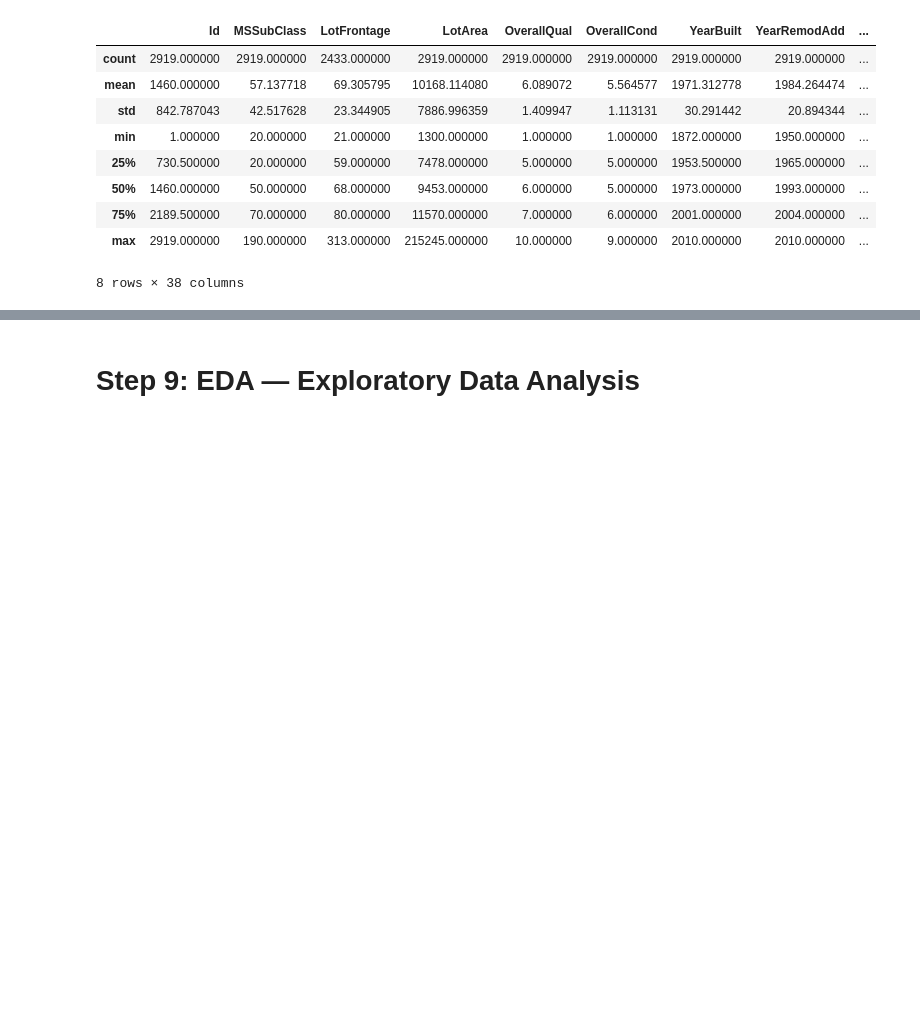
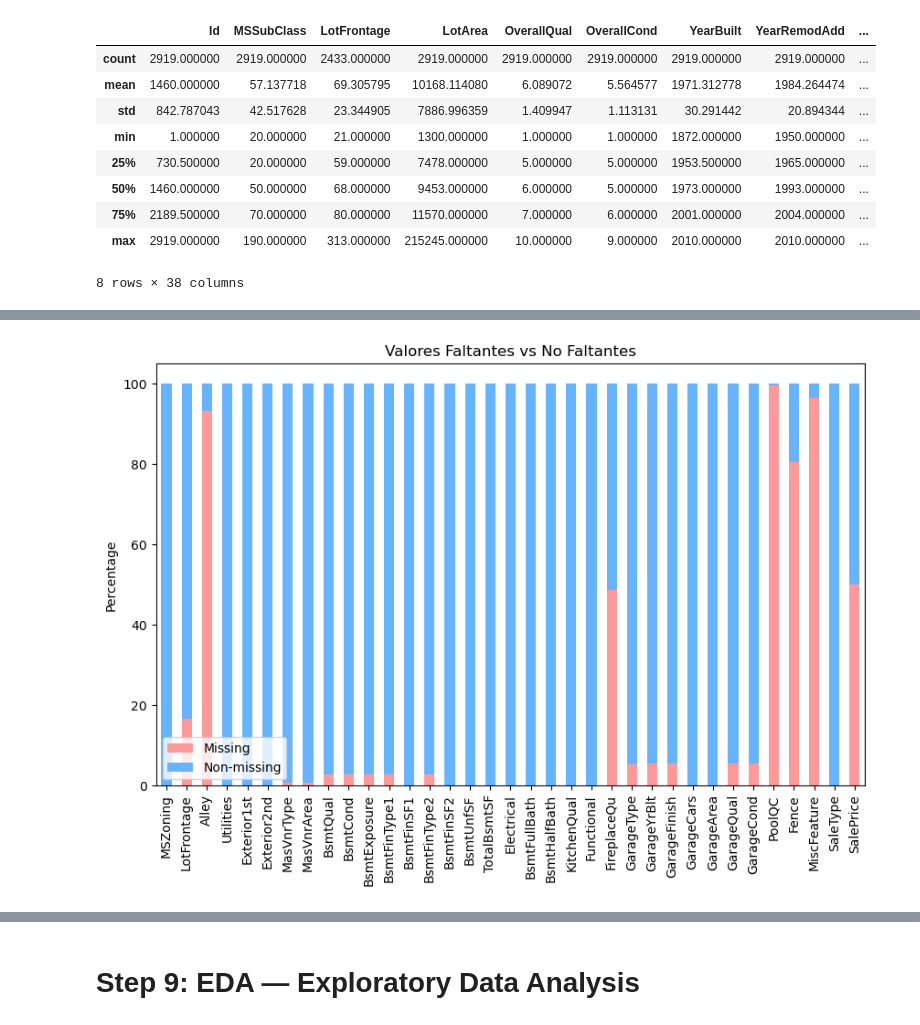
Before and after one commit to BlueAutomata/EDA_House_sales, a Jupyter notebook: Taller_EDA_house_sales.ipynb, the cells around one changed output, grey strips where cells are left out. Cells and saved outputs as stored; diff of their text form; code cells hidden in the pictures; blank space fills up the shorter version.

```diff
--- a/Taller_EDA_house_sales.ipynb
+++ b/Taller_EDA_house_sales.ipynb
@@ -138,0 +172,22 @@ df.describe()
+# %%
+# Calculate percentage of missing and non-missing values
+missing_percentage = df.isnull().mean() * 100
+non_missing_percentage = 100 - missing_percentage
+
+# Filter columns with missing values
+missing_columns = missing_percentage[missing_percentage > 0].index
+
+# Create a DataFrame for the plot
+missing_data = pd.DataFrame({
+    'Missing': missing_percentage[missing_columns],
+    'Non-missing': non_missing_percentage[missing_columns]
+}, index=missing_columns)
+
+# Plot the stacked bar plot for columns with missing values
+missing_data.plot(kind='bar', stacked=True, figsize=(10, 6), color=['#FF9999', '#66B3FF'])
+plt.xticks(rotation=90)
+plt.ylabel('Percentage')
+plt.title('Valores Faltantes vs No Faltantes')
+plt.show()
+# %% [output]
+[figure, added]
```
Also changed, not shown: parts of 83 cells of this notebook.
